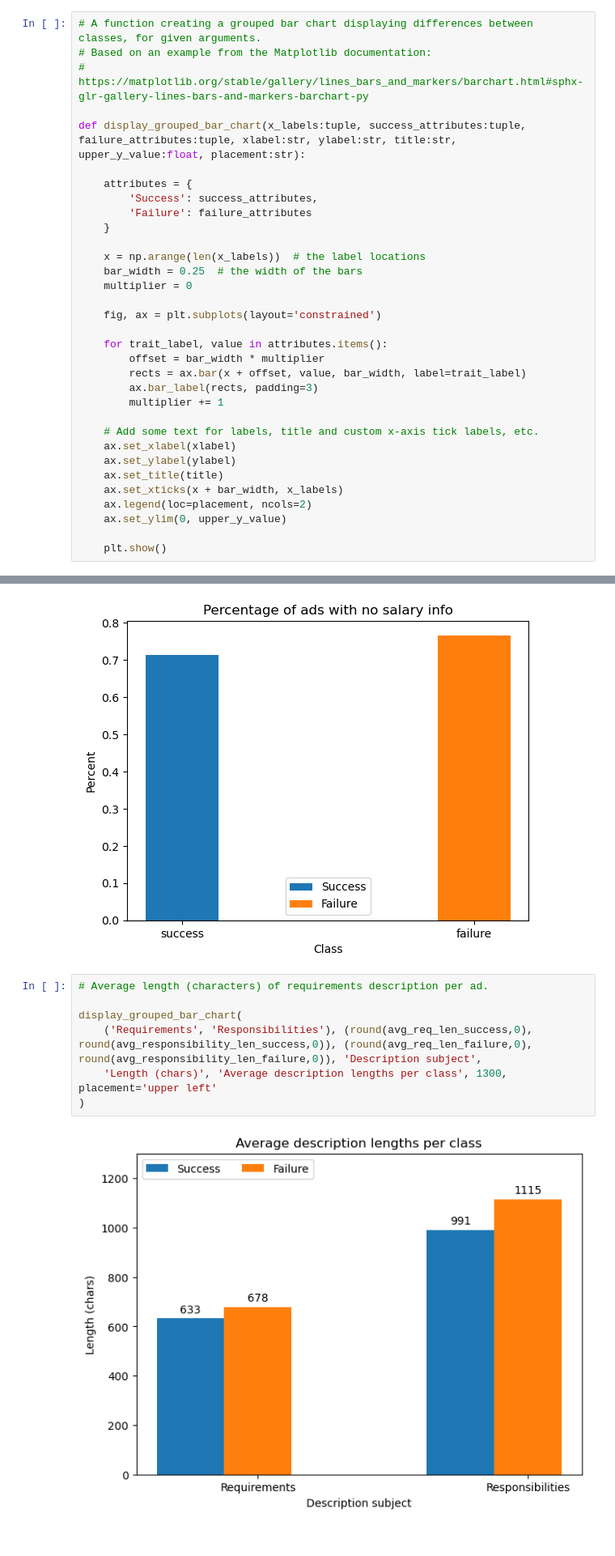
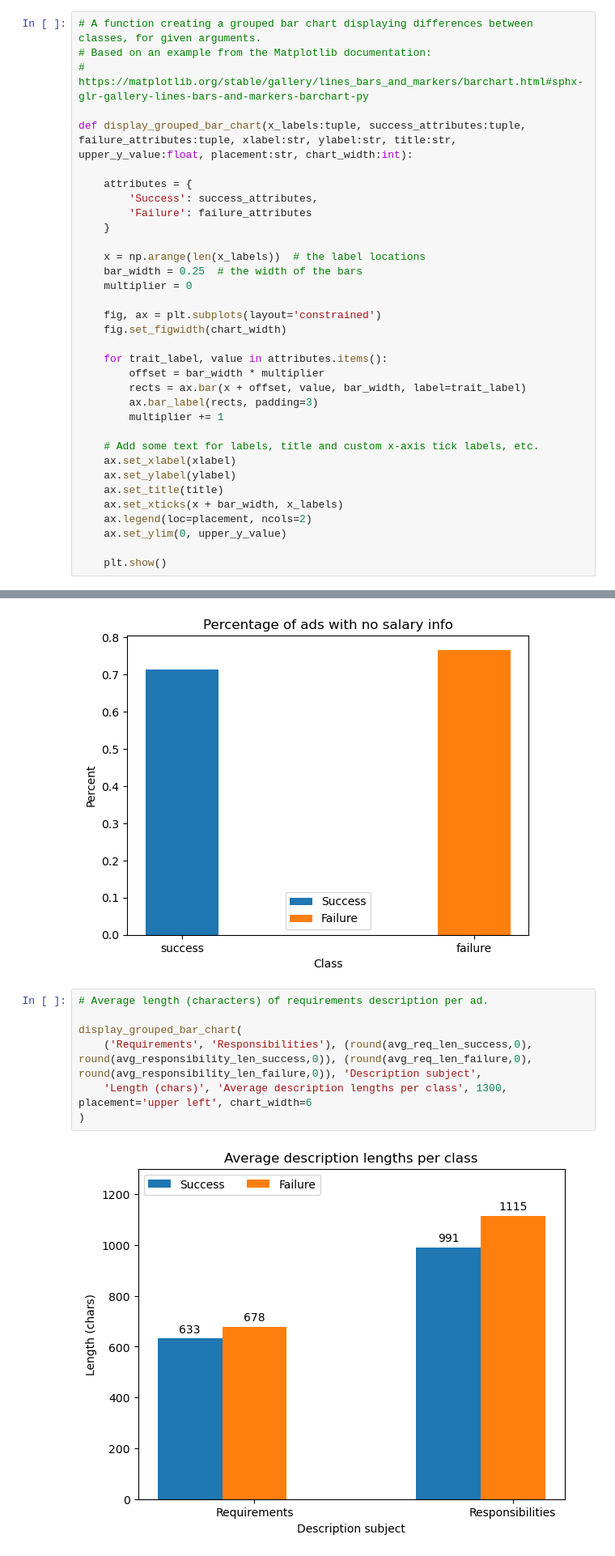
Before and after one commit to BERENZ/2024-mgr-sluzba-cywilna, a Jupyter notebook: Python/Code/EDA.ipynb, the cells around one changed output, grey strips where cells are left out. Shown: that part at 81% size. Drawn from its saved outputs; the diff is of its cells as text.

```diff
--- a/Python/Code/EDA.ipynb
+++ b/Python/Code/EDA.ipynb
@@ -59,7 +61,7 @@ avg_req_len_failure = df_failure['requirements'].str.len().mean()
 # Based on an example from the Matplotlib documentation:
 # https://matplotlib.org/stable/gallery/lines_bars_and_markers/barchart.html#sphx-glr-gallery-lines-bars-and-markers-barchart-py
 
-def display_grouped_bar_chart(x_labels:tuple, success_attributes:tuple, failure_attributes:tuple, xlabel:str, ylabel:str, title:str, upper_y_value:float, placement:str):
+def display_grouped_bar_chart(x_labels:tuple, success_attributes:tuple, failure_attributes:tuple, xlabel:str, ylabel:str, title:str, upper_y_value:float, placement:str, chart_width:int):
 
     attributes = {
         'Success': success_attributes,
@@ -71,6 +73,7 @@ def display_grouped_bar_chart(x_labels:tuple, success_attributes:tuple, failure_
     multiplier = 0
 
     fig, ax = plt.subplots(layout='constrained')
+    fig.set_figwidth(chart_width)
 
     for trait_label, value in attributes.items():
         offset = bar_width * multiplier
@@ -139,12 +181,12 @@ plt.show()
 # %%
 # Average length (characters) of requirements description per ad.
 
 display_grouped_bar_chart(
     ('Requirements', 'Responsibilities'), (round(avg_req_len_success,0), round(avg_responsibility_len_success,0)), (round(avg_req_len_failure,0), round(avg_responsibility_len_failure,0)), 'Description subject',
-    'Length (chars)', 'Average description lengths per class', 1300, placement='upper left'
+    'Length (chars)', 'Average description lengths per class', 1300, placement='upper left', chart_width=6
 )
 # %% [output]
-[figure, old version]
+[figure, new version]
 # %%
 # Part of full-time frequency.
 
```
Also changed, not shown: parts of 6 cells of this notebook, 1 other file.
